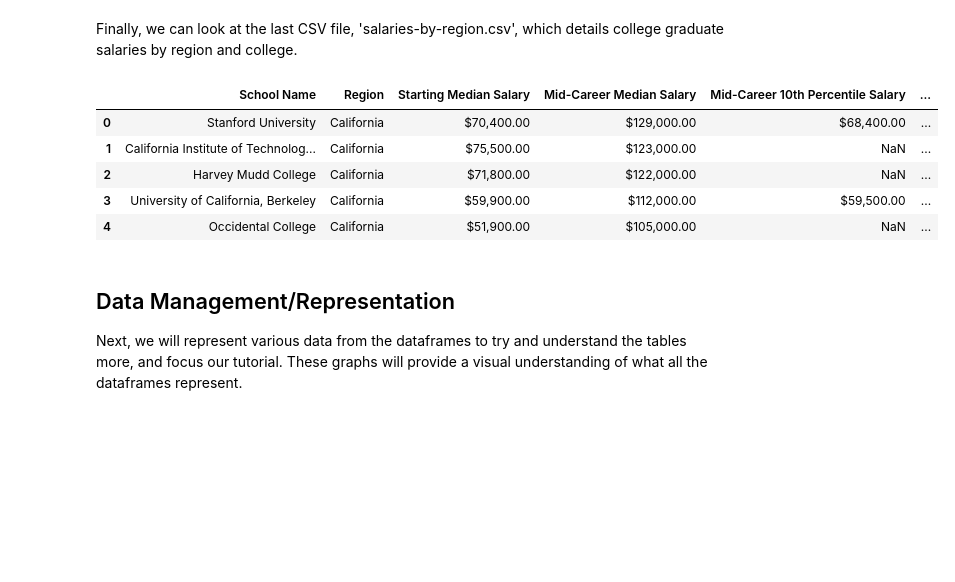
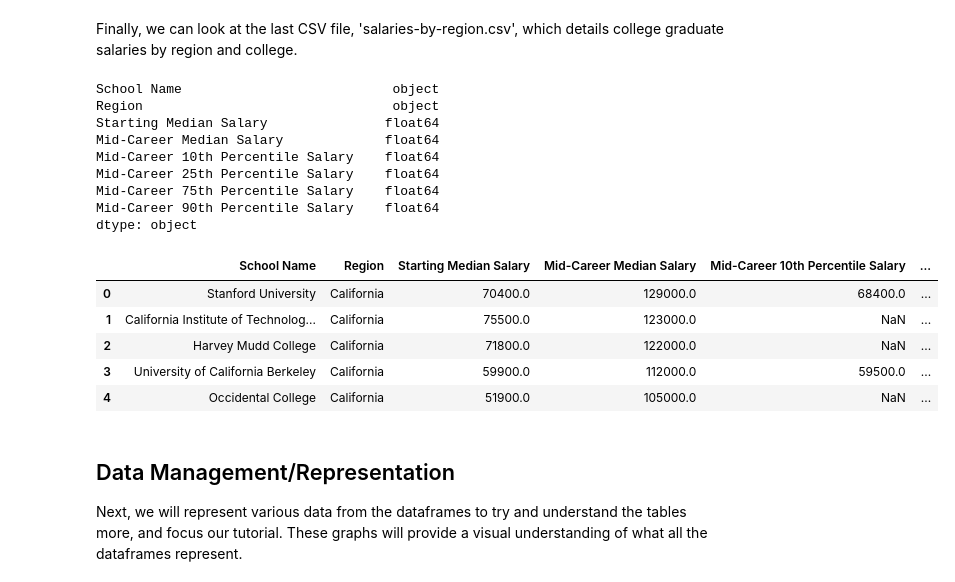
Before and after one commit to anshvnm/Careers, a Jupyter notebook: finalproject.ipynb, the cells around one changed output. Cells and saved outputs as stored; diff of their text form; code cells hidden in the pictures; blank space fills up the shorter version.

```diff
--- a/finalproject.ipynb
+++ b/finalproject.ipynb
@@ -68,17 +101,37 @@ df_by_major.head()
 # %% [markdown]
 Finally, we can look at the last CSV file, 'salaries-by-region.csv', which details college graduate salaries by region and college.
-# %%
-df_by_region = pd.read_csv('salaries-by-region.csv')
-#Getting rid of all of the NaN values and replacing them with 0 to make calculations doable.
-#df_by_region = df_by_region.fillna(0)
-df_by_region.head()
-# %% [output]
-|  | School Name | Region | Starting Median Salary | Mid-Career Median Salary | Mid-Career 10th Percentile Salary | ... |
-| 0 | Stanford University | California | $70,400.00 | $129,000.00 | $68,400.00 | ... |
-| 1 | California Institute of Technolog... | California | $75,500.00 | $123,000.00 | NaN | ... |
-| 2 | Harvey Mudd College | California | $71,800.00 | $122,000.00 | NaN | ... |
-| 3 | University of California, Berkeley | California | $59,900.00 | $112,000.00 | $59,500.00 | ... |
-| 4 | Occidental College | California | $51,900.00 | $105,000.00 | NaN | ... |
+# %%
+df_by_region = pd.read_csv('salaries-by-region.csv')
+#Getting rid of all of the NaN values and replacing them with 0 to make calculations doable.
+#df_by_region = df_by_region.fillna(0)
+
+#Converting numerical columns to float values.
+for (columnName, columnData) in df_by_region.iteritems():
+    if(columnName == 'Percent change from Starting to Mid-Career Salary'): continue
+    df_by_region[columnName] = df_by_region[columnName].str.replace('$','')
+    df_by_region[columnName] = df_by_region[columnName].str.replace(',', '')
+df_by_region = df_by_region.astype({'Starting Median Salary':'float', 'Mid-Career Median Salary': 'float', 'Mid-Career 10th Percentile Salary': 'float', 'Mid-Career 25th Percentile Salary':'float',
+'Mid-Career 75th Percentile Salary':'float', 'Mid-Career 90th Percentile Salary':'float'})
+
+
+print(df_by_region.dtypes)
+df_by_region.head()
+# %% [output]
+School Name                           object
+Region                                object
+Starting Median Salary               float64
+Mid-Career Median Salary             float64
+Mid-Career 10th Percentile Salary    float64
+Mid-Career 25th Percentile Salary    float64
+Mid-Career 75th Percentile Salary    float64
+Mid-Career 90th Percentile Salary    float64
+dtype: object
+|  | School Name | Region | Starting Median Salary | Mid-Career Median Salary | Mid-Career 10th Percentile Salary | ... |
+| 0 | Stanford University | California | 70400.0 | 129000.0 | 68400.0 | ... |
+| 1 | California Institute of Technolog... | California | 75500.0 | 123000.0 | NaN | ... |
+| 2 | Harvey Mudd College | California | 71800.0 | 122000.0 | NaN | ... |
+| 3 | University of California Berkeley | California | 59900.0 | 112000.0 | 59500.0 | ... |
+| 4 | Occidental College | California | 51900.0 | 105000.0 | NaN | ... |
 # %% [markdown]
 <h2>Data Management/Representation</h2>
 Next, we will represent various data from the dataframes to try and understand the tables more, and focus our tutorial. These graphs will provide a visual understanding of what all the dataframes represent.
```
Also changed, not shown: parts of 7 cells of this notebook.
